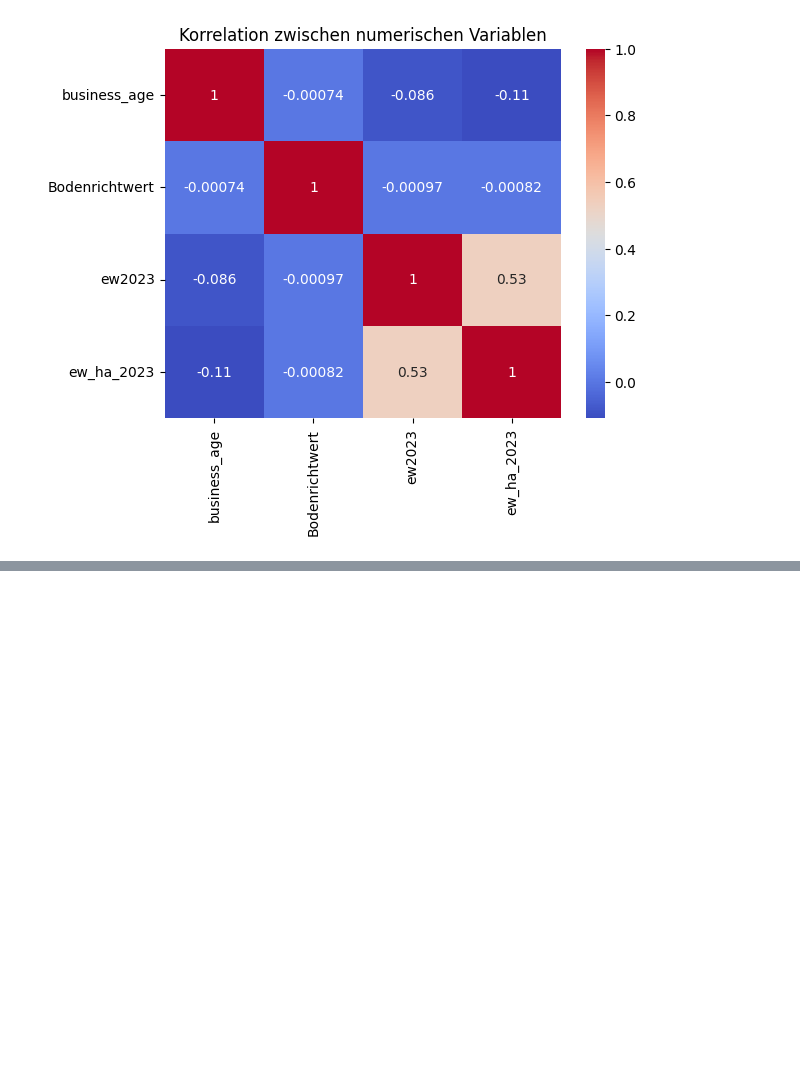
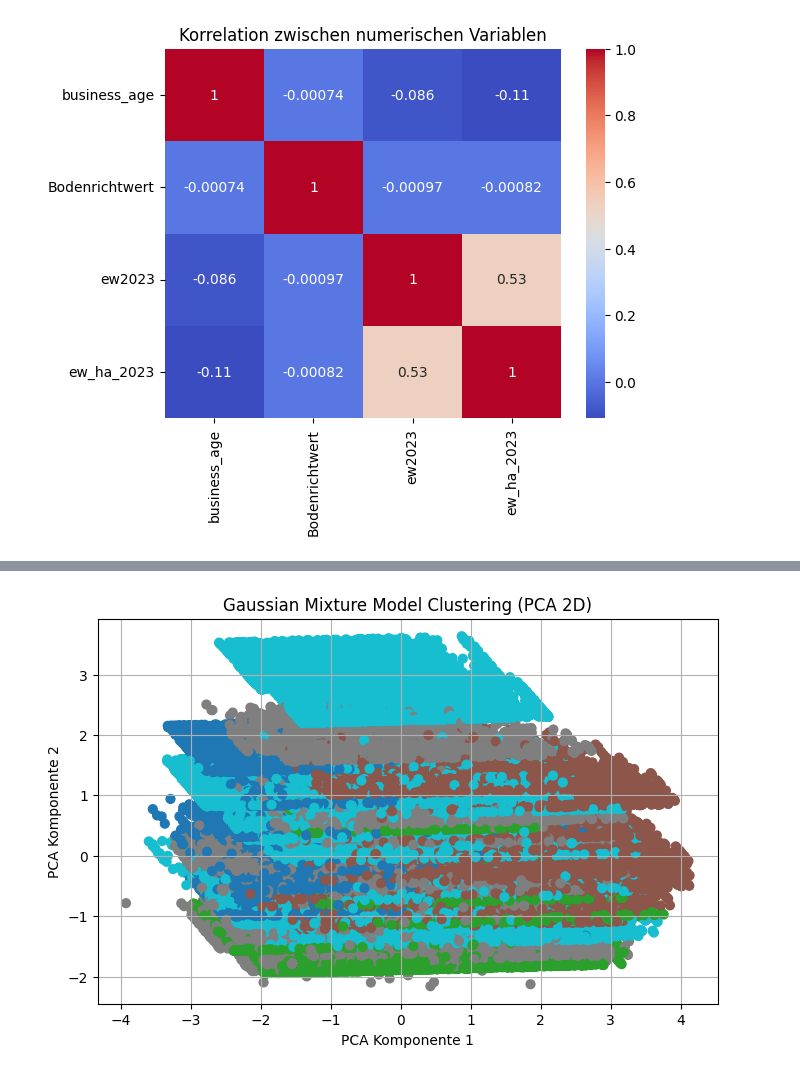
Before and after one commit to Tooonni/DAMI01, a Jupyter notebook: notebooks/main.ipynb, the cells around one changed output, grey strips where cells are left out. Cells and saved outputs as stored; diff of their text form; code cells hidden in the pictures; blank space fills up the shorter version.

```diff
--- a/notebooks/main.ipynb
+++ b/notebooks/main.ipynb
@@ -515,0 +864,32 @@ plt.show()
+# %%
+def iqr_outlier(df, spalte):
+    q1 = df[spalte].quantile(0.25)
+    q3 = df[spalte].quantile(0.75)
+    iqr = q3 - q1
+    return q1 - 1.5 * iqr, q3 + 1.5 * iqr
+
+# === Datenvorbereitung ===
+numerische_spalten = ["Bodenrichtwert", "business_age", "ew2023", "ew_ha_2023"]
+filtered_df = features.copy()
+
+for spalte in numerische_spalten:
+    lower, upper = iqr_outlier(filtered_df, spalte)
+    filtered_df = filtered_df[(filtered_df[spalte] >= lower) & (filtered_df[spalte] <= upper)]
+
+# One-Hot-Encoding
+features_gmm = pd.get_dummies(filtered_df.reset_index(drop=True), columns=["Branche_grob", "Bezirk"])
+
+# Standardisierung
+scaler = StandardScaler()
+features_gmm_scaled = scaler.fit_transform(features_gmm)
+# %%
+# === Modelltraining mit GMM ===
+# Du kannst n_components später per BIC/AIC bestimmen
+gmm = GaussianMixture(n_components=5, covariance_type='full', random_state=42)
+gmm_labels = gmm.fit_predict(features_gmm_scaled)
+
+# Clusterlabels anhängen
+features_gmm['Cluster'] = gmm_labels
+
+# Ausgabe der Clusterverteilung
+print(features_gmm['Cluster'].value_counts())
@@ -515,0 +919,14 @@ plt.show()
+# %%
+# === Visualisierung per PCA
+pca = PCA(n_components=2)
+reduced = pca.fit_transform(features_gmm_scaled)
+
+plt.figure(figsize=(8, 5))
+plt.scatter(reduced[:, 0], reduced[:, 1], c=gmm_labels, cmap='tab10', s=40)
+plt.title("Gaussian Mixture Model Clustering (PCA 2D)")
+plt.xlabel("PCA Komponente 1")
+plt.ylabel("PCA Komponente 2")
+plt.grid(True)
+plt.show()
+# %% [output]
+[figure, added]
```
Also changed, not shown: parts of 39 cells of this notebook, 1 other file.
